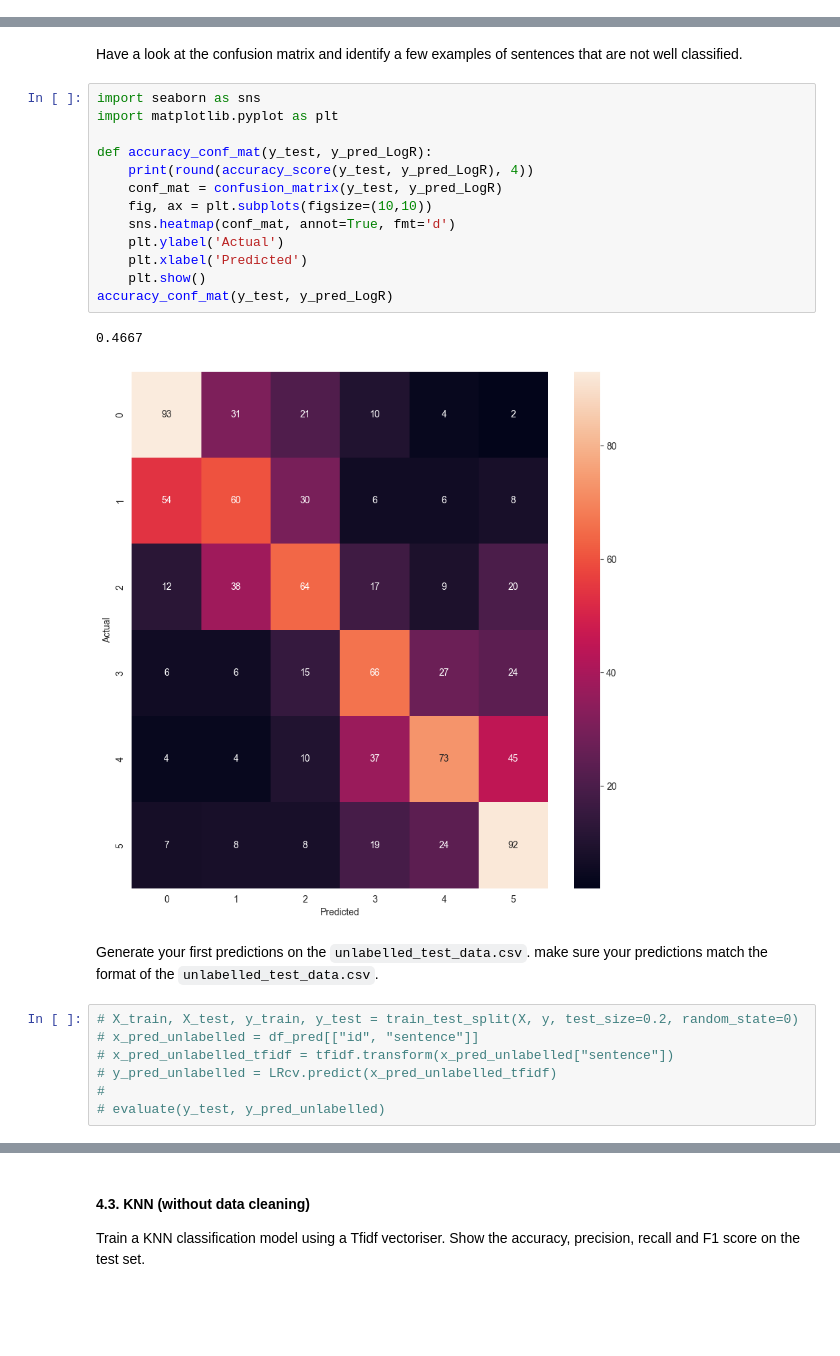
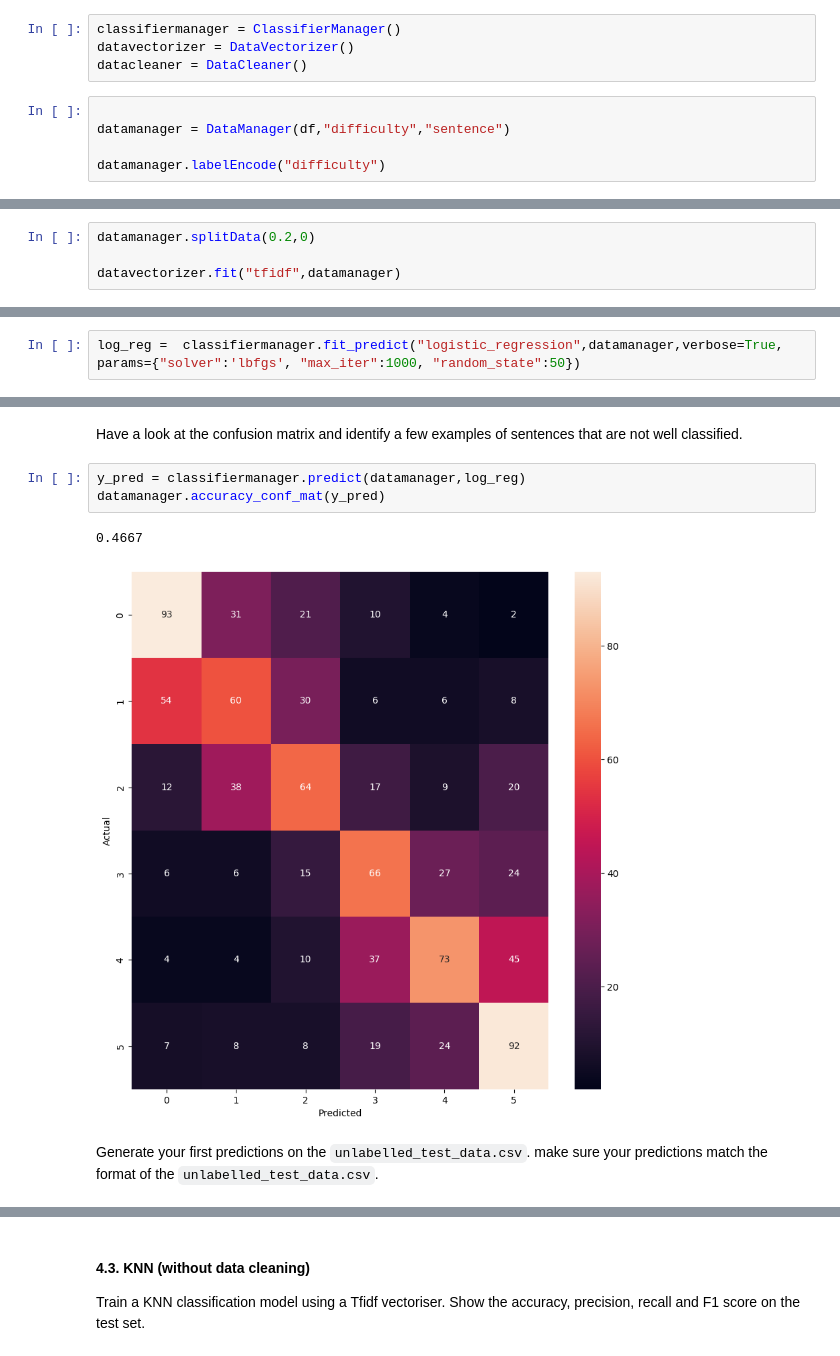
Before and after one commit to badjojo203/DMML2022_Tesla, a Jupyter notebook: code/Project_guidelines_2022_UNIL_Tesla.ipynb, the cells around one changed output, grey strips where cells are left out. Drawn from its saved outputs; the diff is of its cells as text; blank space fills up the shorter version.

```diff
--- a/code/Project_guidelines_2022_UNIL_Tesla.ipynb
+++ b/code/Project_guidelines_2022_UNIL_Tesla.ipynb
@@ -148,3 +135,12 @@ X_train, X_test, y_train, y_test = train_test_split(X, y, test_size=0.2, random_
+# %%
+classifiermanager = ClassifierManager()
+datavectorizer = DataVectorizer()
+datacleaner = DataCleaner()
+# %%
+
+datamanager = DataManager(df,"difficulty","sentence")
+
+datamanager.labelEncode("difficulty")
 # %% [markdown]
 #### 4.2. Logistic Regression (without data cleaning)
 
@@ -161,2 +148,6 @@ y_pred_LogR = LogR.predict(X_test_tfidf)
+# %%
+datamanager.splitData(0.2,0)
+
+datavectorizer.fit("tfidf",datamanager)
 # %% [markdown]
 Calculate accuracy, precision, recall and F1 score on the test set.
@@ -186,0 +154,2 @@ CLASSIFICATION REPORT:
+# %%
+log_reg =  classifiermanager.fit_predict("logistic_regression",datamanager,verbose=True, params={"solver":'lbfgs', "max_iter":1000, "random_state":50})
@@ -187,27 +170,10 @@ CLASSIFICATION REPORT:
 # %% [markdown]
 Have a look at the confusion matrix and identify a few examples of sentences that are not well classified.
-# %%
-import seaborn as sns
-import matplotlib.pyplot as plt
-
-def accuracy_conf_mat(y_test, y_pred_LogR):
-    print(round(accuracy_score(y_test, y_pred_LogR), 4))
-    conf_mat = confusion_matrix(y_test, y_pred_LogR)
-    fig, ax = plt.subplots(figsize=(10,10))
-    sns.heatmap(conf_mat, annot=True, fmt='d')
-    plt.ylabel('Actual')
-    plt.xlabel('Predicted')
-    plt.show()
-accuracy_conf_mat(y_test, y_pred_LogR)
-# %% [output]
-0.4667
-[figure, removed]
+# %%
+y_pred = classifiermanager.predict(datamanager,log_reg)
+datamanager.accuracy_conf_mat(y_pred)
+# %% [output]
+0.4667
+[figure, added]
 # %% [markdown]
 Generate your first predictions on the `unlabelled_test_data.csv`. make sure your predictions match the format of the `unlabelled_test_data.csv`.
-# %%
-# X_train, X_test, y_train, y_test = train_test_split(X, y, test_size=0.2, random_state=0)
-# x_pred_unlabelled = df_pred[["id", "sentence"]]
-# x_pred_unlabelled_tfidf = tfidf.transform(x_pred_unlabelled["sentence"])
-# y_pred_unlabelled = LRcv.predict(x_pred_unlabelled_tfidf)
-#
-# evaluate(y_test, y_pred_unlabelled)
```
Also changed, not shown: parts of 42 cells of this notebook, 7 other files.
